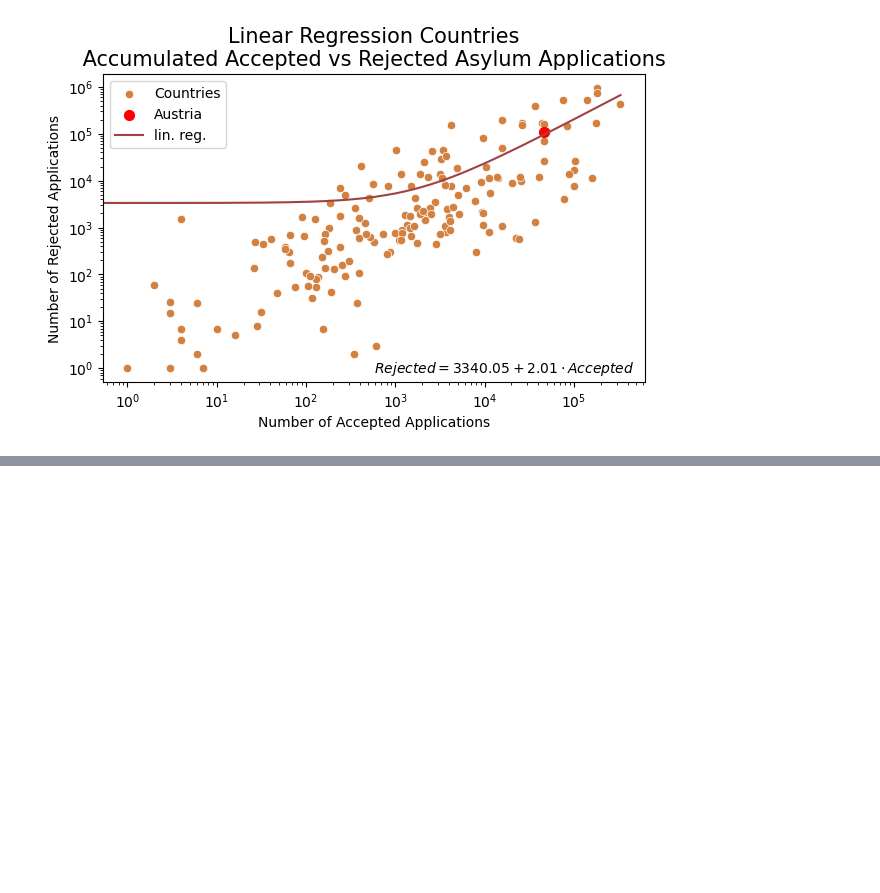
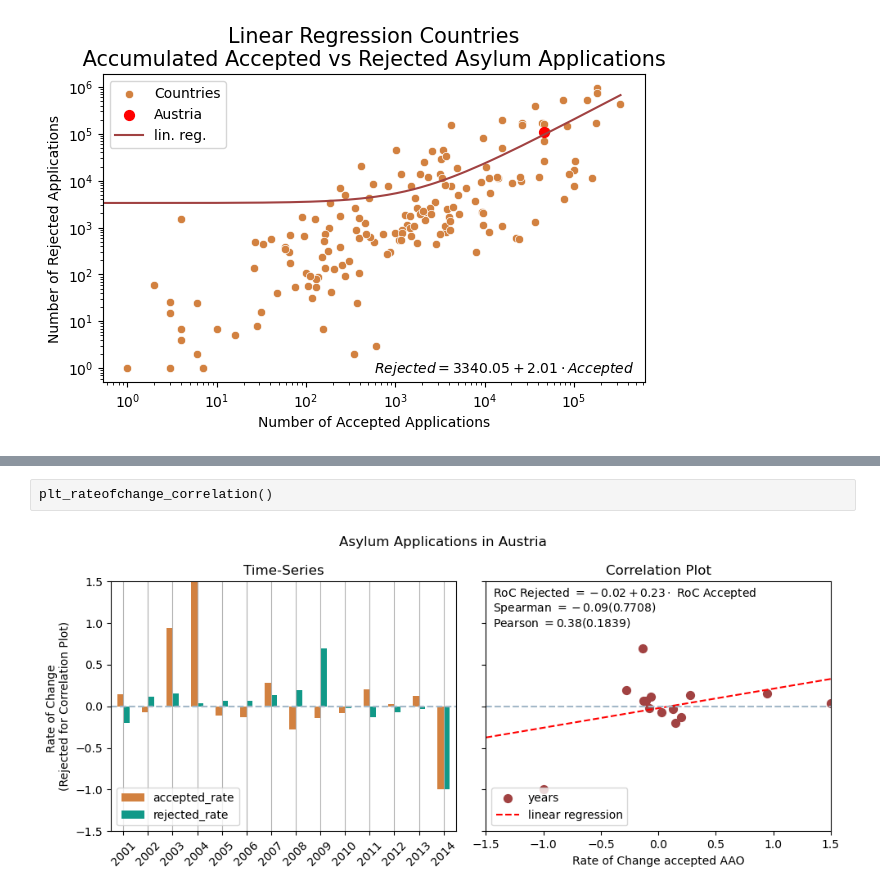
Before and after one commit to jakthehut/Analyse-Countries-Asylum-Application-Decisions, a Jupyter notebook: tool-notebook.ipynb, the cells around one changed output, grey strips where cells are left out. Saved outputs shown, nothing was run; the diff lists cells and outputs as text; blank space fills up the shorter version.

```diff
--- a/tool-notebook.ipynb
+++ b/tool-notebook.ipynb
@@ -168,0 +245,4 @@ plt_global_trend_position(mycountry)
+# %%
+plt_rateofchange_correlation()
+# %% [output]
+[figure, added]
```
Also changed, not shown: parts of 13 cells of this notebook.
